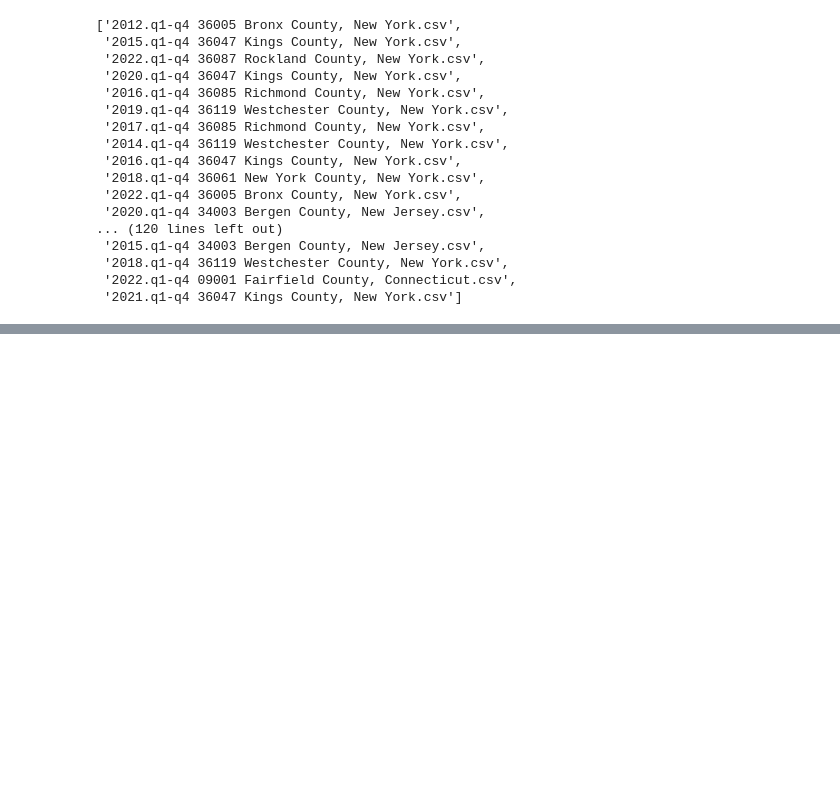
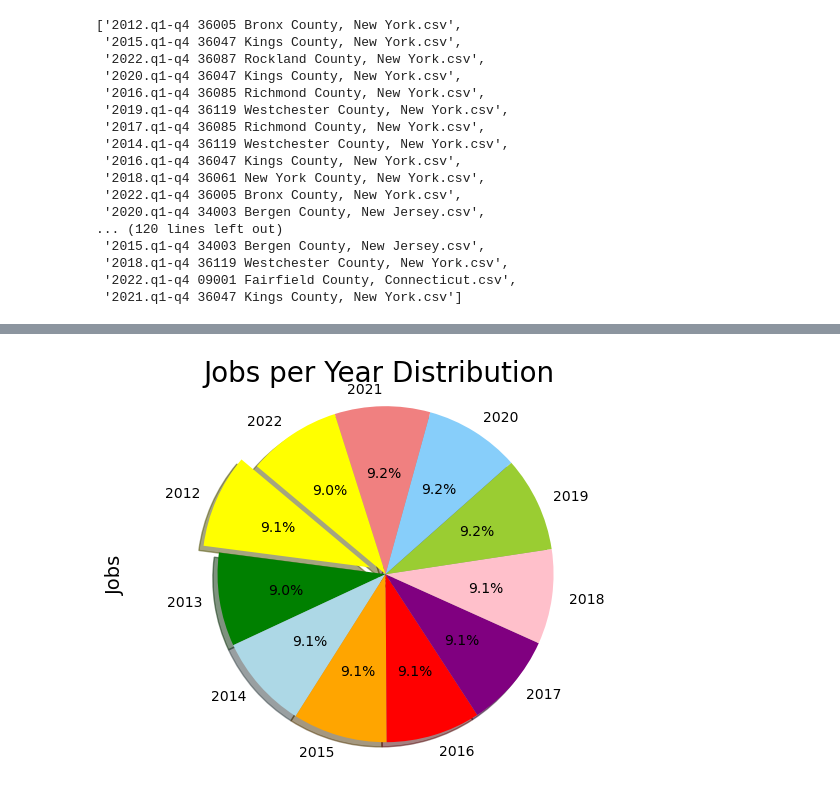
Before and after one commit to talibahnt/Project1_housing_practice, a Jupyter notebook: nyc_jobs.ipynb, the cells around one changed output, grey strips where cells are left out. Drawn from its saved outputs; the diff is of its cells as text; code cells hidden in the pictures; blank space fills up the shorter version.

```diff
--- a/nyc_jobs.ipynb
+++ b/nyc_jobs.ipynb
@@ -429,0 +566,27 @@ clean_df['Year'].value_counts()
+# %%
+labels = ["2012", "2013", "2014", "2015", "2016", "2017", "2018", "2019", "2020","2021","2022"]
+sizes = [ 81068, 80628, 81252, 81444,81360, 81252, 81792, 81956, 82072, 82192, 80600]
+colors = ["yellow","green","lightblue","orange","red","purple","pink","yellowgreen","lightskyblue","lightcoral"]
+explode = (0.1,0,0,0,0,0,0,0,0,0,0)
+
+#Year
+#2021    82192
+#2020    82072
+#2019    81956
+#2018    81792
+#2015    81444
+#2016    81360
+#2014    81252
+#2017    81252
+#2012    81068
+#2013    80628
+#2022    80600
+# %%
+#Tell matplotlib to create a pie chart based upon the above data
+plt.pie(sizes, explode=explode,labels=labels, colors=colors, autopct="%1.1f%%", shadow=True, startangle=140,)
+plt.axis("equal")
+plt.title("Jobs per Year Distribution", fontsize = 20)
+plt.ylabel('Jobs', fontsize = 14)
+plt.show()
+# %% [output]
+[figure, added]
```
Also changed, not shown: parts of 78 cells of this notebook.
